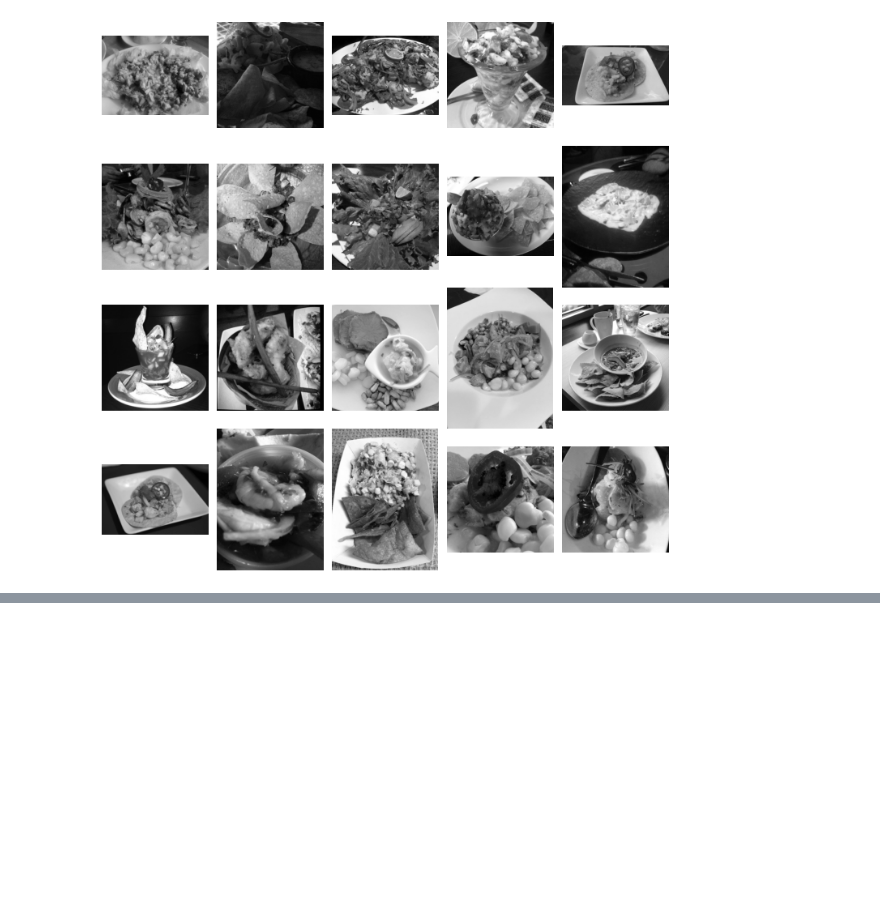
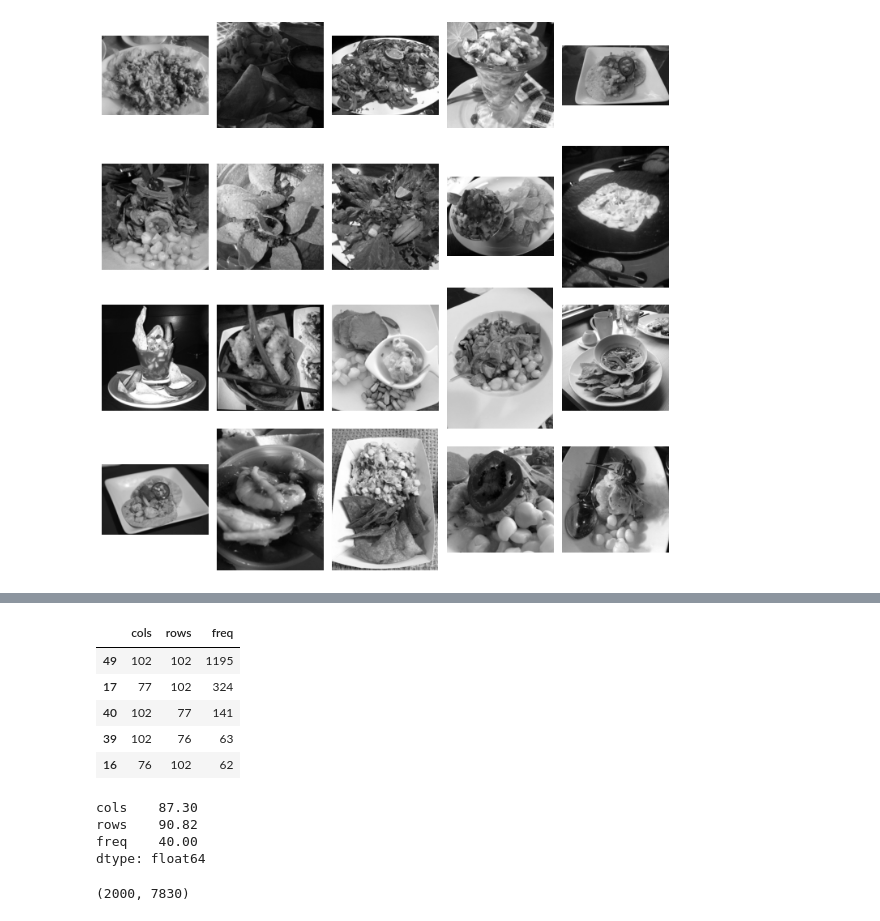
Before and after one commit to bennywee/donut_ceviche_classifier, a Jupyter notebook: analysis/exploratory_analysis.ipynb, the cells around one changed output, grey strips where cells are left out. Saved outputs shown, nothing was run; the diff lists cells and outputs as text; code cells hidden in the pictures; blank space fills up the shorter version.

```diff
--- a/analysis/exploratory_analysis.ipynb
+++ b/analysis/exploratory_analysis.ipynb
@@ -107,0 +129,29 @@ plot_img_grid(food = ceviche_g)
+# %%
+# Rescale to 1/5 of size
+pp_data = dict()
+pp_data['data_rescaled'] = [rescale(img, 0.2) for img in donuts_g] + [rescale(img, 0.2) for img in ceviche_g]
+pp_data['labels'] = np.array(['donut' for img in donuts_g] + ['ceviche' for img in ceviche_g])
+# %%
+rescaled_sizes = pd.DataFrame({'cols': pp.pixel_dimensions(pp_data['data_rescaled'], dim = 0),
+                               'rows': pp.pixel_dimensions(pp_data['data_rescaled'], dim = 1)})\
+                                 .groupby(['cols', 'rows'])\
+                                 .value_counts()\
+                                 .reset_index()\
+                                 .sort_values(0, ascending = False)\
+                                 .rename(columns = {0: 'freq'})
+
+rescaled_sizes[0:5]
+# %% [output]
+|  | cols | rows | freq |
+| 49 | 102 | 102 | 1195 |
+| 17 | 77 | 102 | 324 |
+| 40 | 102 | 77 | 141 |
+| 39 | 102 | 76 | 63 |
+| 16 | 76 | 102 | 62 |
+# %%
+rescaled_sizes.mean()
+# %% [output]
+cols    87.30
+rows    90.82
+freq    40.00
+dtype: float64
@@ -107,0 +160,4 @@ plot_img_grid(food = ceviche_g)
+# %%
+pp_data['data_pp'].shape
+# %% [output]
+(2000, 7830)
```
Also changed, not shown: parts of 33 cells of this notebook.
